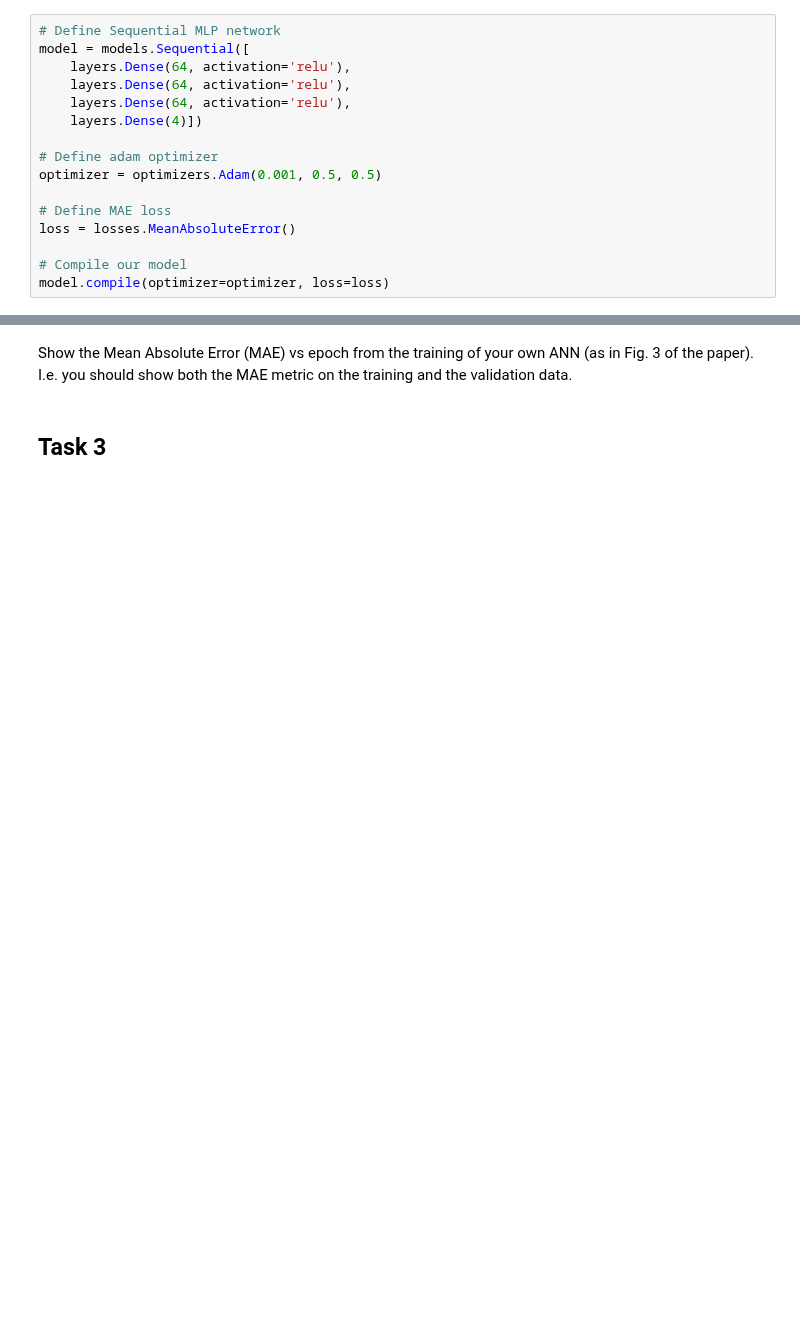
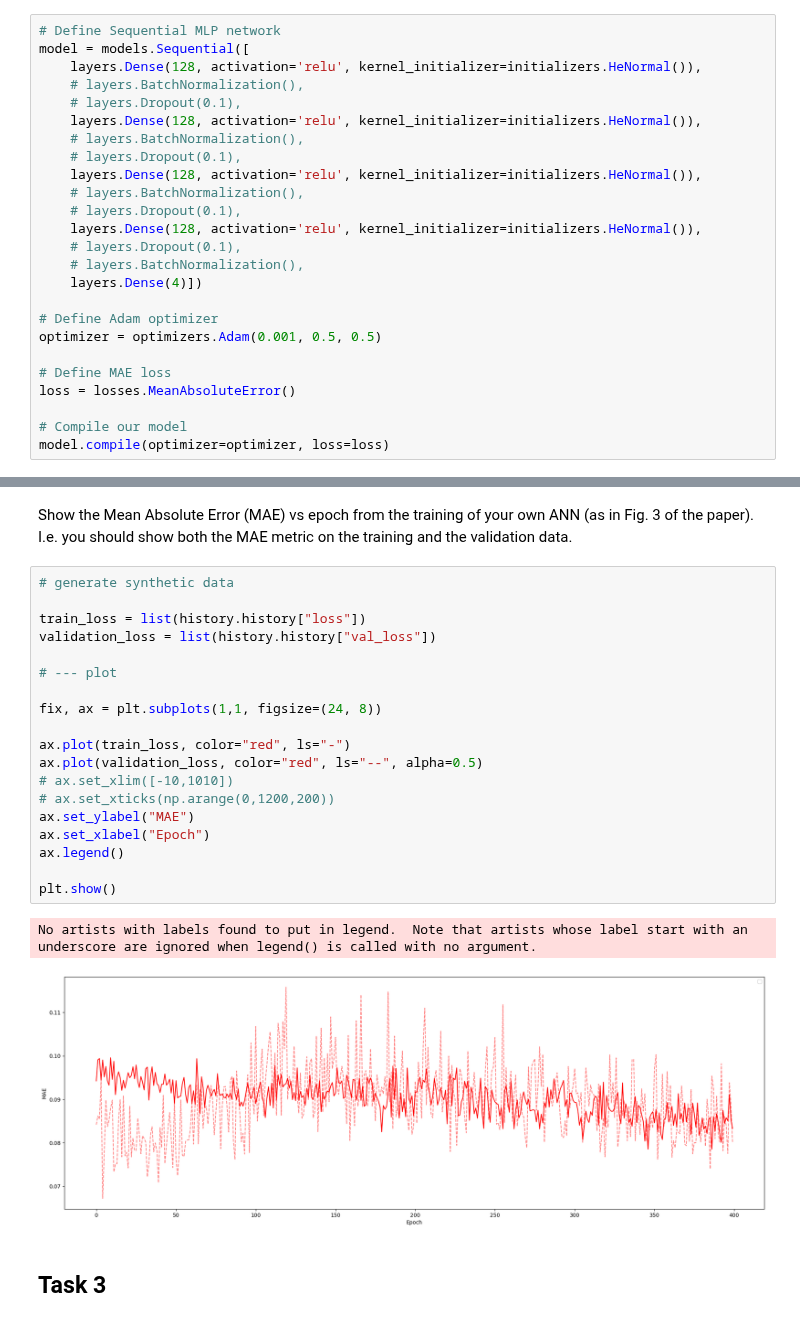
Before and after one commit to stach/lfd-project, a Jupyter notebook: Project2/project2.ipynb, the cells around one changed output, grey strips where cells are left out. Drawn from its saved outputs; the diff is of its cells as text; blank space fills up the shorter version.

```diff
--- a/Project2/project2.ipynb
+++ b/Project2/project2.ipynb
@@ -163,12 +168,21 @@ plot_trajectories(p1, p2, p3, label=idx, kwags={"Brutus": True})
 # %%
 # Define Sequential MLP network
 model = models.Sequential([
-    layers.Dense(64, activation='relu'),
-    layers.Dense(64, activation='relu'),
-    layers.Dense(64, activation='relu'),
+    layers.Dense(128, activation='relu', kernel_initializer=initializers.HeNormal()),
+    # layers.BatchNormalization(),
+    # layers.Dropout(0.1),
+    layers.Dense(128, activation='relu', kernel_initializer=initializers.HeNormal()),
+    # layers.BatchNormalization(),
+    # layers.Dropout(0.1),
+    layers.Dense(128, activation='relu', kernel_initializer=initializers.HeNormal()),
+    # layers.BatchNormalization(),
+    # layers.Dropout(0.1),
+    layers.Dense(128, activation='relu', kernel_initializer=initializers.HeNormal()),
+    # layers.Dropout(0.1),
+    # layers.BatchNormalization(),
     layers.Dense(4)])
 
-# Define adam optimizer
+# Define Adam optimizer
 optimizer = optimizers.Adam(0.001, 0.5, 0.5)
 
 # Define MAE loss
@@ -200,6 +285,28 @@ prediction = pre_trained_model.predict(get_data(data, idx=123)[0]).shape
 ## Task 2
 # %% [markdown]
 Show the Mean Absolute Error (MAE) vs epoch from the training of your own ANN (as in Fig. 3 of the paper). I.e. you should show both the MAE metric on the training and the validation data.
+# %%
+# generate synthetic data
+
+train_loss = list(history.history["loss"])
+validation_loss = list(history.history["val_loss"])
+
+# --- plot
+
+fix, ax = plt.subplots(1,1, figsize=(24, 8))
+
+ax.plot(train_loss, color="red", ls="-")
+ax.plot(validation_loss, color="red", ls="--", alpha=0.5)
+# ax.set_xlim([-10,1010])
+# ax.set_xticks(np.arange(0,1200,200))
+ax.set_ylabel("MAE")
+ax.set_xlabel("Epoch")
+ax.legend()
+
+plt.show()
+# %% [output]
+No artists with labels found to put in legend.  Note that artists whose label start with an underscore are ignored when legend() is called with no argument.
+[figure, added]
 # %% [markdown]
 ## Task 3
 # %% [markdown]
```
Also changed, not shown: parts of 19 cells of this notebook, 1 other file.
